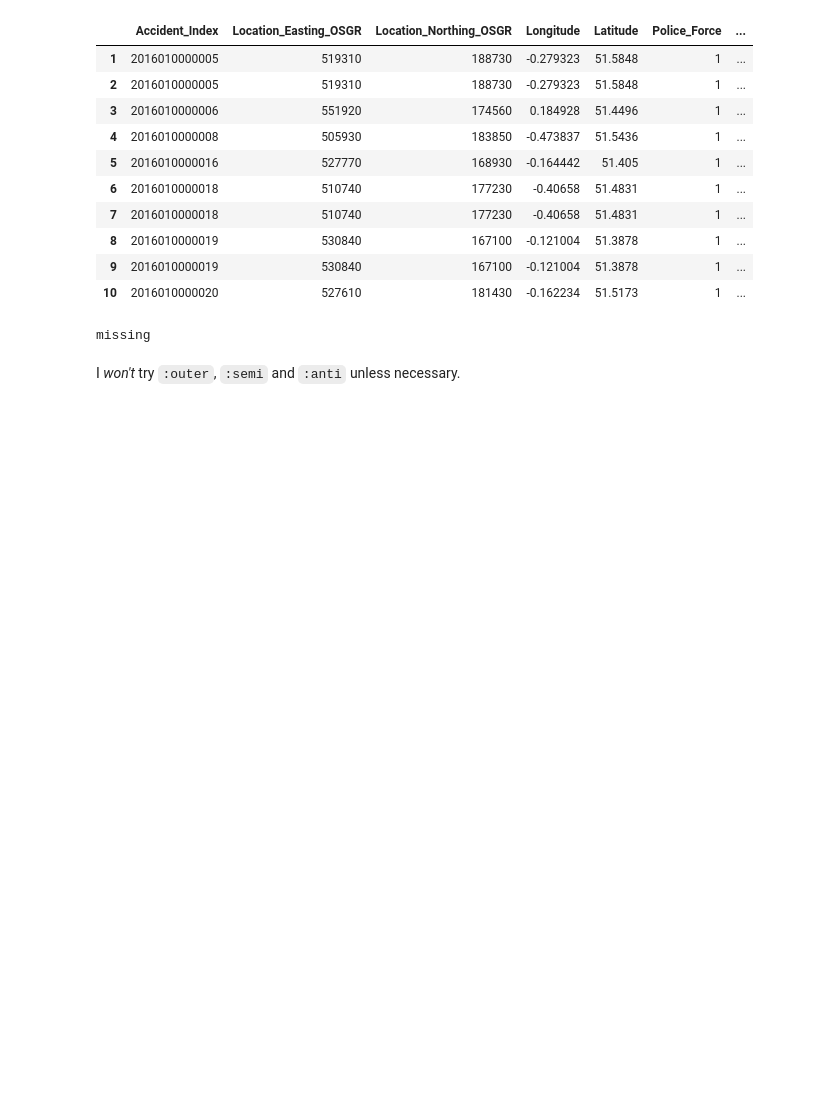
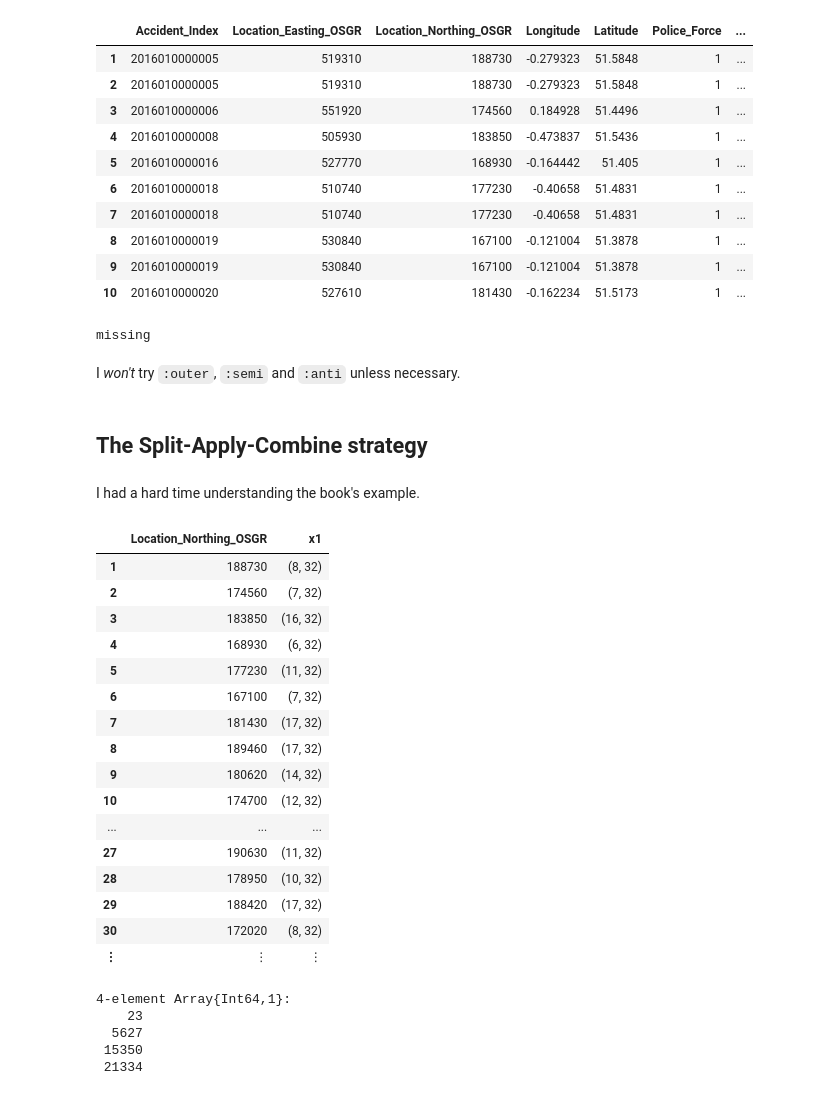
Before and after one commit to VincentTam/Julia1718, a Jupyter notebook: j4ds/learndf180303.ipynb, the cells around one changed output. Drawn from its saved outputs; the diff is of its cells as text; code cells hidden in the pictures; blank space fills up the shorter version.

```diff
--- a/j4ds/learndf180303.ipynb
+++ b/j4ds/learndf180303.ipynb
@@ -173,3 +175,35 @@ leftDf16 == rightDf16
 missing
 # %% [markdown]
 I *won't* try `:outer`, `:semi` and `:anti` unless necessary.
+# %% [markdown]
+## The Split-Apply-Combine strategy
+# %% [markdown]
+I had a hard time understanding the book's example.
+# %%
+by(DfAccidents_16, :Location_Northing_OSGR, size)
+# %% [output]
+|  | Location_Northing_OSGR | x1 |
+| 1 | 188730 | (8, 32) |
+| 2 | 174560 | (7, 32) |
+| 3 | 183850 | (16, 32) |
+| 4 | 168930 | (6, 32) |
+| 5 | 177230 | (11, 32) |
+| 6 | 167100 | (7, 32) |
+| 7 | 181430 | (17, 32) |
+| 8 | 189460 | (17, 32) |
+| 9 | 180620 | (14, 32) |
+| 10 | 174700 | (12, 32) |
+| ... | ... | ... |
+| 27 | 190630 | (11, 32) |
+| 28 | 178950 | (10, 32) |
+| 29 | 188420 | (17, 32) |
+| 30 | 172020 | (8, 32) |
+| ⋮ | ⋮ | ⋮ |
+# %%
+find(dropmissing(DfAccidents_16)[:Location_Northing_OSGR] .== 172110)
+# %% [output]
+4-element Array{Int64,1}:
+    23
+  5627
+ 15350
+ 21334
```
Also changed, not shown: parts of 3 cells of this notebook, 6 other files.
